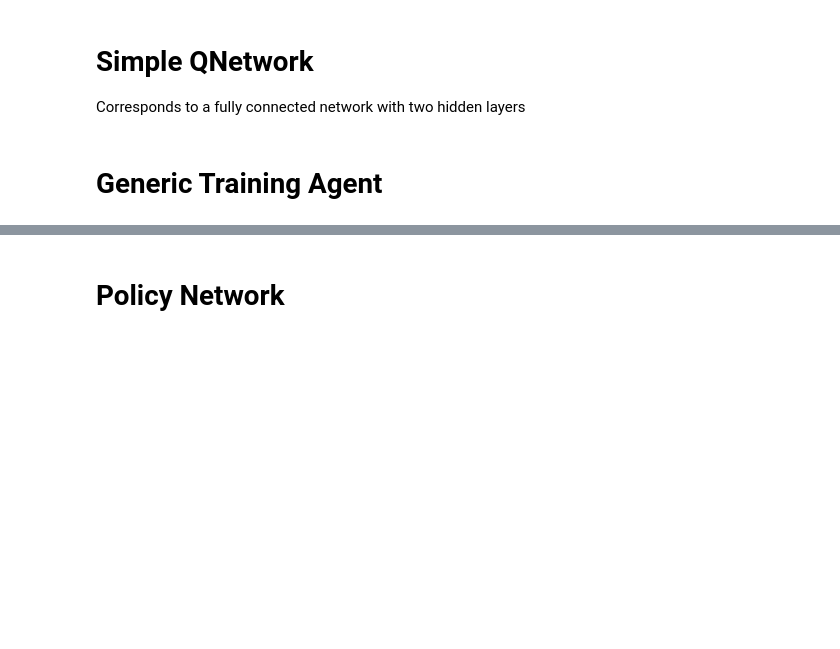
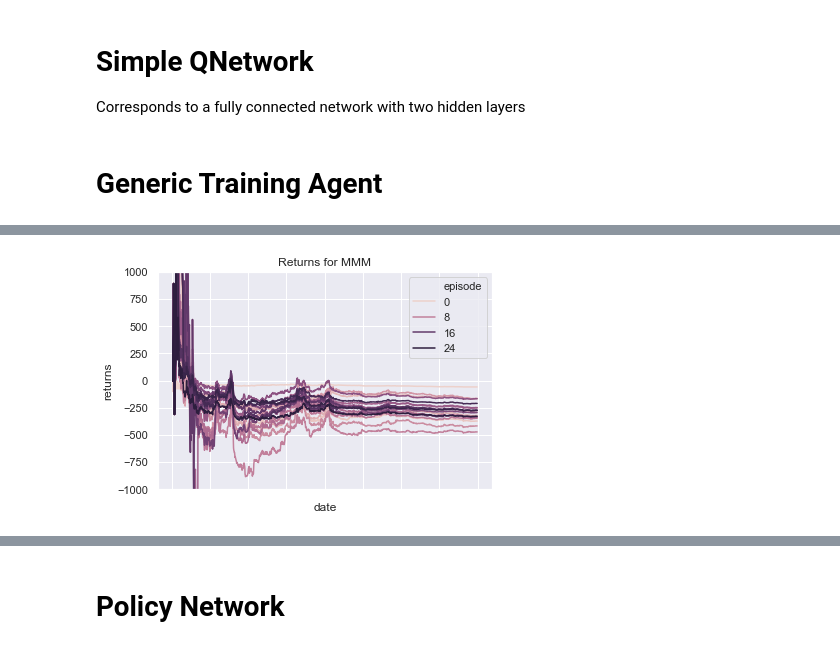
Before and after one commit to AaruranLog/rl-trading, a Jupyter notebook: agents.ipynb, the cells around one changed output, grey strips where cells are left out. Drawn from its saved outputs; the diff is of its cells as text; code cells hidden in the pictures; blank space fills up the shorter version.

```diff
--- a/agents.ipynb
+++ b/agents.ipynb
@@ -294,0 +269,5 @@ agent.plot_cumulative_discounted_rewards()
+# %%
+plt.ylim(-1000,1000)
+dqn_agent.plot_returns('MMM')
+# %% [output]
+[figure, added]
```
Also changed, not shown: parts of 22 cells of this notebook.
